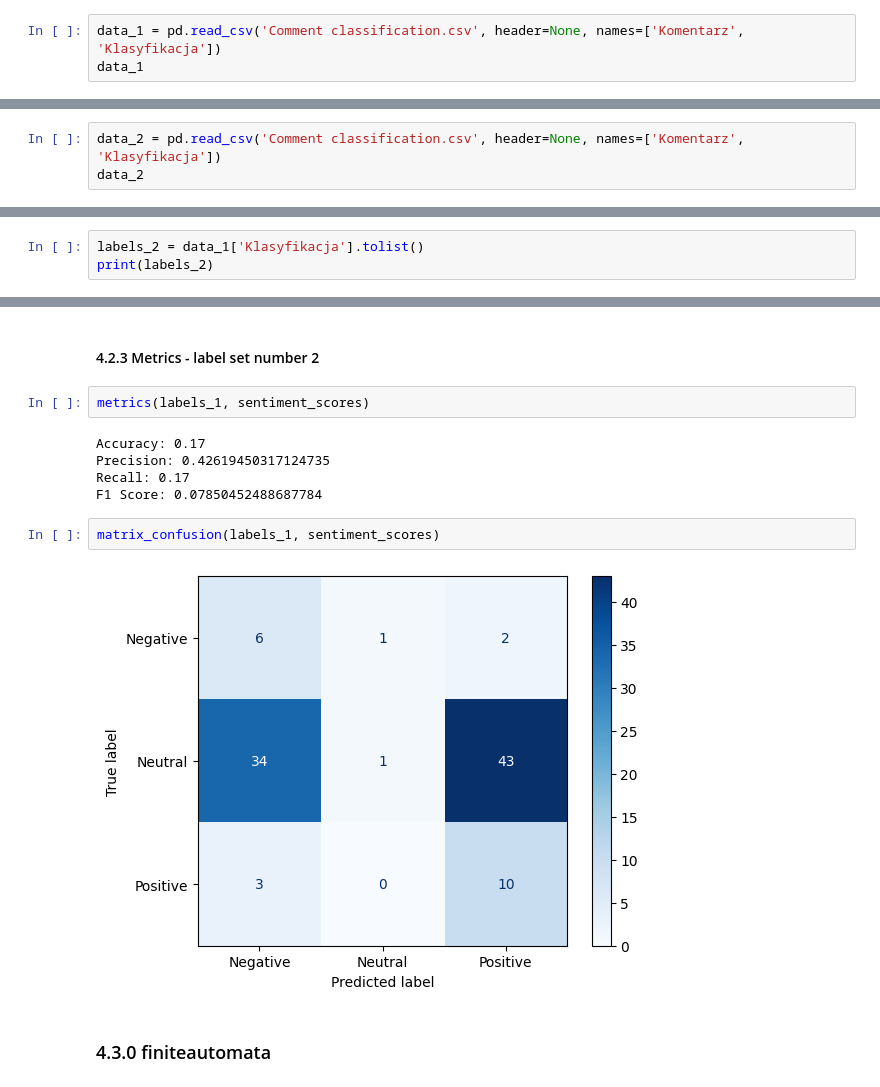
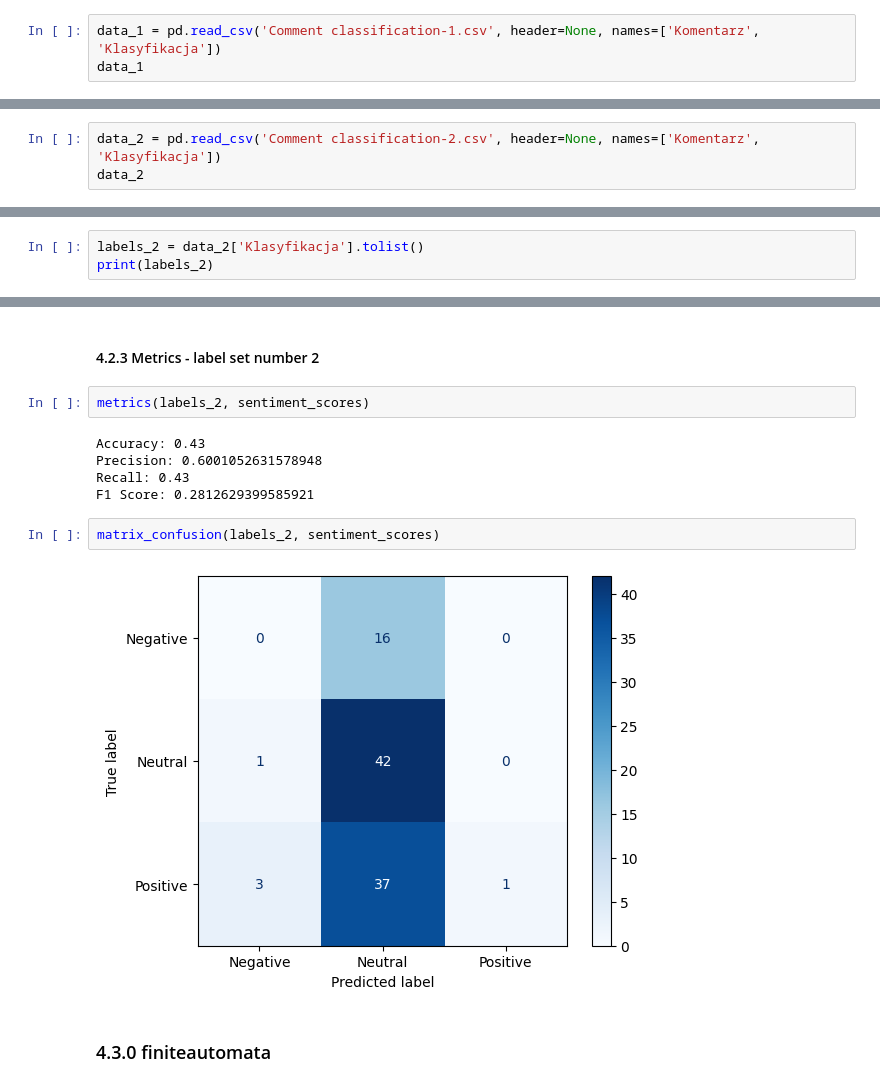
Before and after one commit to szymonszczurowski/Sentiment-Analysis-of-YouTube-Comments, a Jupyter notebook: Best_model_for_sentiment_classification.ipynb, the cells around one changed output, grey strips where cells are left out. Cells and saved outputs as stored; diff of their text form.

```diff
--- a/Best_model_for_sentiment_classification.ipynb
+++ b/Best_model_for_sentiment_classification.ipynb
@@ -82,7 +94,7 @@ print(comments)
 # %% [markdown]
 ### 2.0.2 Label loading
 # %%
-data_1 = pd.read_csv('Comment classification.csv', header=None, names=['Komentarz', 'Klasyfikacja'])
+data_1 = pd.read_csv('Comment classification-1.csv', header=None, names=['Komentarz', 'Klasyfikacja'])
 data_1
 # %% [output]
 |  | Komentarz | Klasyfikacja |
@@ -99,7 +111,7 @@ data_1
 | 99 | Boy have you lost your mind!?!?!?... | 0 |
 100 rows × 2 columns
 # %%
-data_2 = pd.read_csv('Comment classification.csv', header=None, names=['Komentarz', 'Klasyfikacja'])
+data_2 = pd.read_csv('Comment classification-2.csv', header=None, names=['Komentarz', 'Klasyfikacja'])
 data_2
 # %% [output]
 |  | Komentarz | Klasyfikacja |
@@ -121,6 +133,6 @@ print(labels_1)
 # %% [output]
 [0, 0, 0, 0, 0, 0, 1, 0, 0, 1, 0, -1, 0, 0, 1, 0, 0, 1, 0, 1, 0, 0, -1, 0, 0, 0, 1, 1, 1, 0, 0, -1, 0, -1, 0, 0, 0, 0, -1, 0, -1, 1, 0, 0, 0, 0, -1, 0, 0, 0, 0, 0, 0, 0, 0, 0, 0, 0, 0, 0, 0, 0, 0, 0,  ...
 # %%
-labels_2 = data_1['Klasyfikacja'].tolist()
+labels_2 = data_2['Klasyfikacja'].tolist()
 print(labels_2)
 # %% [output]
@@ -275,16 +288,16 @@ matrix_confusion(labels_1, sentiment_scores)
 # %% [markdown]
 #### 4.2.3 Metrics - label set number 2
 # %%
-metrics(labels_1, sentiment_scores)
+metrics(labels_2, sentiment_scores)
 # %% [output]
-Accuracy: 0.17
-Precision: 0.42619450317124735
-Recall: 0.17
-F1 Score: 0.07850452488687784
+Accuracy: 0.43
+Precision: 0.6001052631578948
+Recall: 0.43
+F1 Score: 0.2812629399585921
 # %%
-matrix_confusion(labels_1, sentiment_scores)
+matrix_confusion(labels_2, sentiment_scores)
 # %% [output]
-[figure, old version]
+[figure, new version]
 # %% [markdown]
 ### 4.3.0 finiteautomata
 # %% [markdown]
```
Also changed, not shown: parts of 15 cells of this notebook.
